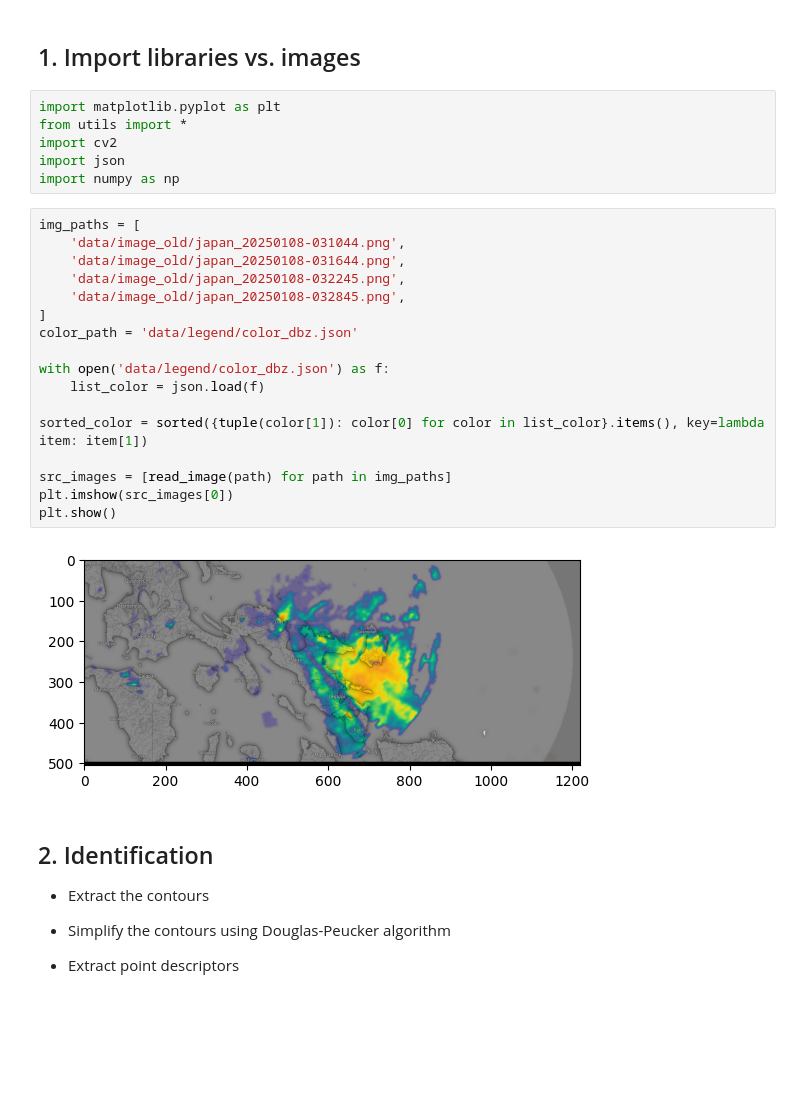
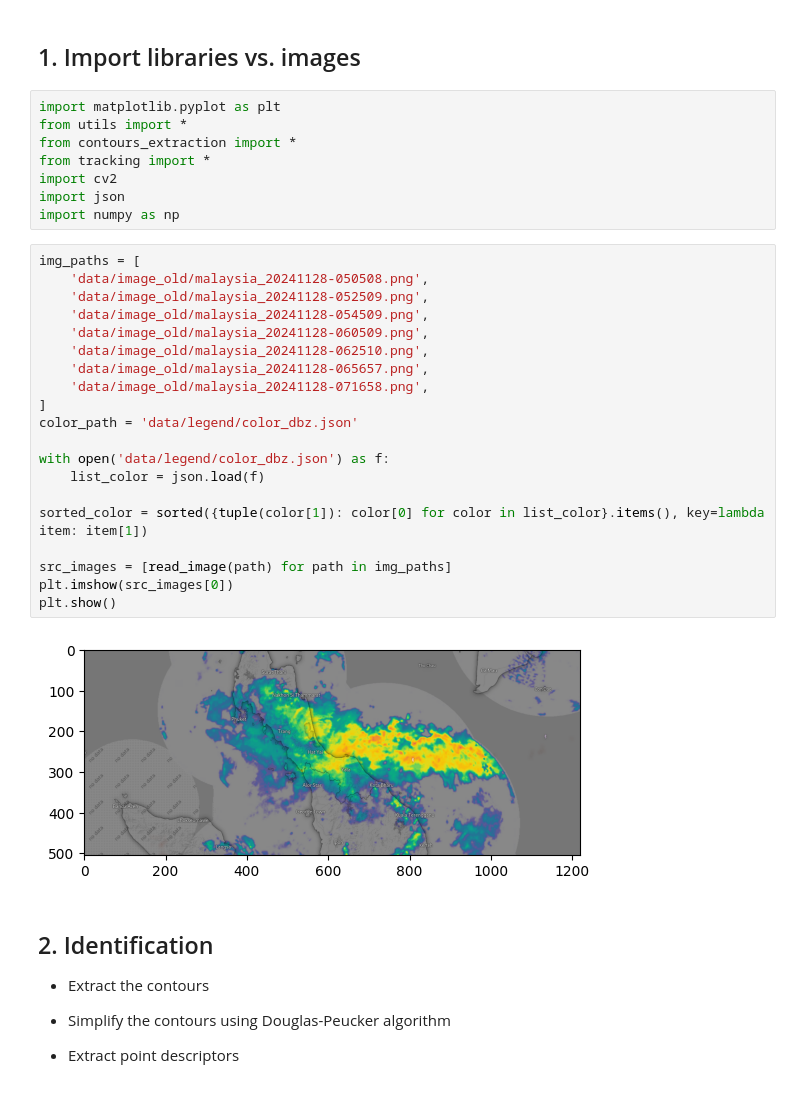
Before and after one commit to quochieu586/Thunderstorm-Nowcasting-Geometry-Topology-Approach, a Jupyter notebook: motion_estimation.ipynb, the cells around one changed output. Drawn from its saved outputs; the diff is of its cells as text; blank space fills up the shorter version.

```diff
--- a/motion_estimation.ipynb
+++ b/motion_estimation.ipynb
@@ -5,28 +5,33 @@
 # %%
 import matplotlib.pyplot as plt
 from utils import *
+from contours_extraction import *
+from tracking import *
 import cv2
 import json
 import numpy as np
 # %%
 img_paths = [
-    'data/image_old/japan_20250108-031044.png',
-    'data/image_old/japan_20250108-031644.png',
-    'data/image_old/japan_20250108-032245.png',
-    'data/image_old/japan_20250108-032845.png',
+    'data/image_old/malaysia_20241128-050508.png',
+    'data/image_old/malaysia_20241128-052509.png',
+    'data/image_old/malaysia_20241128-054509.png',
+    'data/image_old/malaysia_20241128-060509.png',
+    'data/image_old/malaysia_20241128-062510.png',
+    'data/image_old/malaysia_20241128-065657.png',
+    'data/image_old/malaysia_20241128-071658.png',
 ]
 color_path = 'data/legend/color_dbz.json'
 
 with open('data/legend/color_dbz.json') as f:
     list_color = json.load(f)
 
 sorted_color = sorted({tuple(color[1]): color[0] for color in list_color}.items(), key=lambda item: item[1])
 
 src_images = [read_image(path) for path in img_paths]
 plt.imshow(src_images[0])
 plt.show()
 # %% [output]
-[figure, old version]
+[figure, new version]
 # %% [markdown]
 ## 2. Identification
 
```
Also changed, not shown: parts of 13 cells of this notebook, 8 other files.
